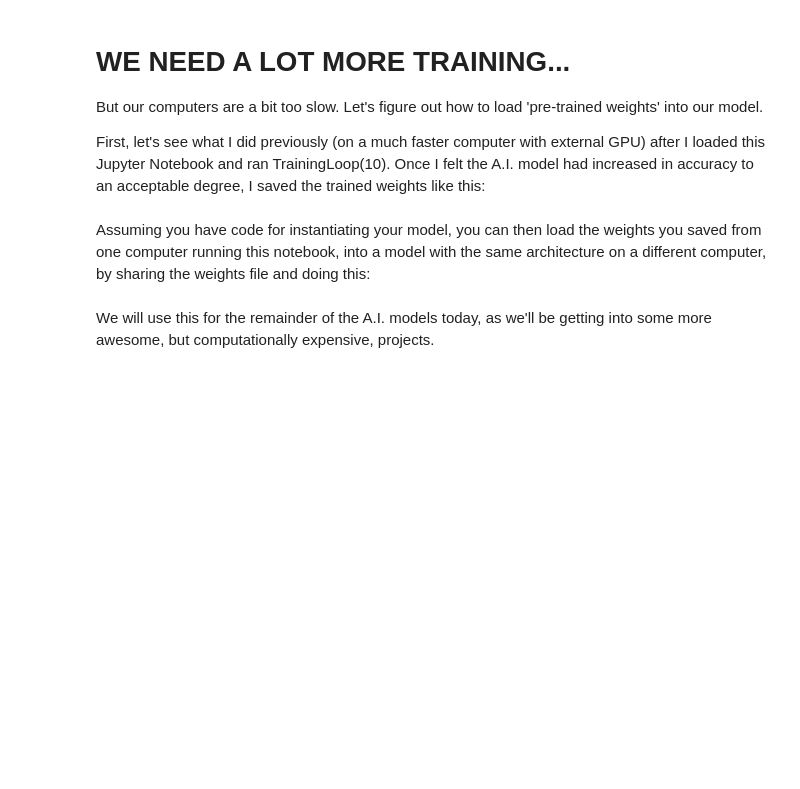
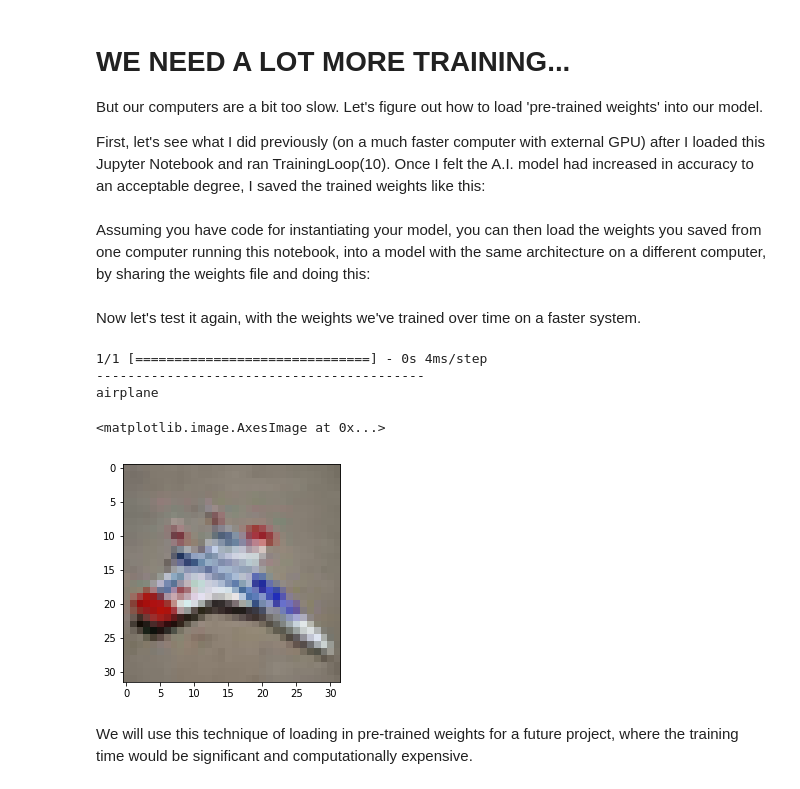
Before and after one commit to dumbledad/DLFD, a Jupyter notebook: 05 Your first Convolutional Neural Network.ipynb, the cells around one changed output. Saved outputs shown, nothing was run; the diff lists cells and outputs as text; code cells hidden in the pictures; blank space fills up the shorter version.

```diff
--- a/05 Your first Convolutional Neural Network.ipynb
+++ b/05 Your first Convolutional Neural Network.ipynb
@@ -201,6 +215,24 @@ model.save_weights('cifar_cnn_weights.h5')
 # %% [markdown]
 Assuming you have code for instantiating your model, you can then load the weights you saved from one computer running this notebook, into a model with the same architecture on a different computer, by sharing the weights file and doing this:
 # %%
-model.load_weights('cifar_cnn_weights.h5')
+model.load_weights('cifar_cnn_weights_final.h5')
-# %% [markdown]
-We will use this for the remainder of the A.I. models today, as we'll be getting into some more awesome, but computationally expensive, projects.
+# %% [markdown]
+Now let's test it again, with the weights we've trained over time on a faster system.
+# %%
+
+test_image = pics[30]
+
+test_image_batch = np.expand_dims(test_image, axis=0)
+result = model.predict(test_image_batch, batch_size=1, verbose=1)
+
+print("------------------------------------------")
+print( class_names[np.argmax(result, axis=1)[0]] )
+plt.imshow(test_image)
+# %% [output]
+1/1 [==============================] - 0s 4ms/step
+------------------------------------------
+airplane
+<matplotlib.image.AxesImage at 0x...>
+[figure, added]
+# %% [markdown]
+We will use this technique of loading in pre-trained weights for a future project, where the training time would be significant and computationally expensive.
```
Also changed, not shown: parts of 9 cells of this notebook, 5 other files.
